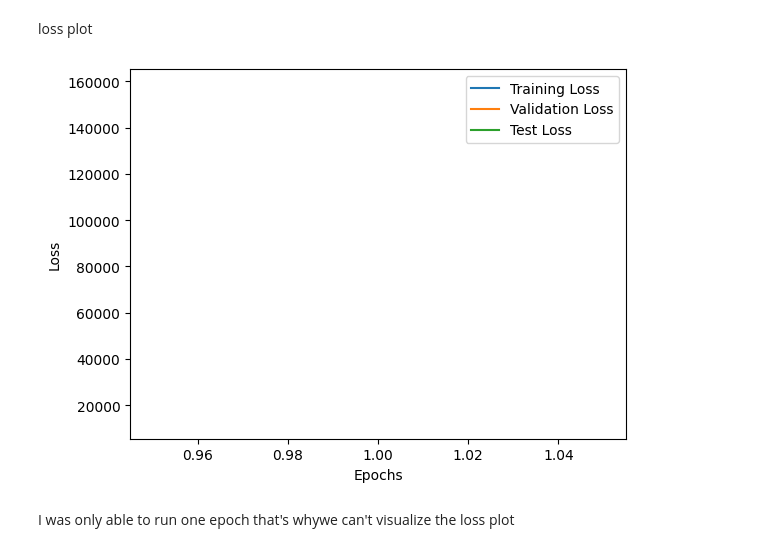
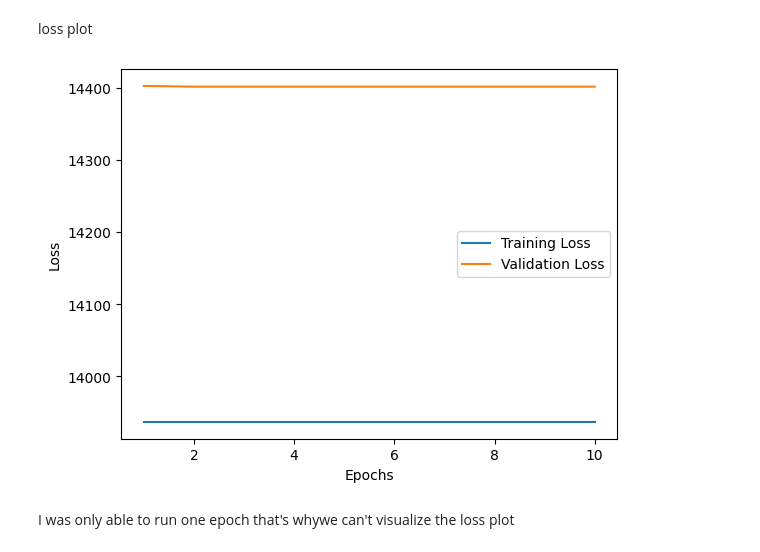
Before and after one commit to rayaneghilene/CNN_Barcode_detection, a Jupyter notebook: Barcodedetection2.ipynb, the cells around one changed output. Saved outputs shown, nothing was run; the diff lists cells and outputs as text; code cells hidden in the pictures.

```diff
--- a/Barcodedetection2.ipynb
+++ b/Barcodedetection2.ipynb
@@ -229,7 +229,7 @@ optimizer = torch.optim.Adam(model.parameters(), lr=learning_rate)
 device = 'cuda' if torch.cuda.is_available() else 'cpu'
 model = CustomModel().to(device)
 
-num_epochs = 2
+num_epochs = 10
 mini_batches_print = 10
 loss_train = []
 loss_val = []
@@ -260,12 +260,12 @@ for epoch in range(num_epochs):
 
         running_loss_t += loss.item()
         # Print mini-batch progress
-        if (i+1) % mini_batches_print == 0:
-            mini_batch_loss = running_loss_t / mini_batches_print
-            print(f'Epoch [{epoch+1}/{num_epochs}], Mini-Batch [{i+1}/{len(train_data)}], Loss: {mini_batch_loss:.4f}')
+        #if (i+1) % mini_batches_print == 0:
+            #mini_batch_loss = running_loss_t / mini_batches_print
+            #print(f'Epoch [{epoch+1}/{num_epochs}], Mini-Batch [{i+1}/{len(train_data)}], Loss: {mini_batch_loss:.4f}')
 
     # Calculate the average training loss per epoch
-    epoch_loss = running_loss_t / (len(train_data) // mini_batches_print)
+    epoch_loss = running_loss_t / len(train_data)
     print('Epoch', epoch+1, 'completed. Training loss:', epoch_loss)
     loss_train.append(epoch_loss)
     running_loss_t = 0.0
@@ -338,14 +343,14 @@ loss plot
 # %%
 # Plot the losses
 plt.plot(range(1, num_epochs+1), loss_train, label='Training Loss')
 plt.plot(range(1, num_epochs+1), loss_val, label='Validation Loss')
-plt.plot(range(1, num_epochs+1), test_loss, label='Test Loss')
+#plt.plot(range(1, num_epochs+1), loss_test, label='Test Loss')
 plt.xlabel('Epochs')
 plt.ylabel('Loss')
 plt.legend()
 plt.show()
 # %% [output]
-[figure, old version]
+[figure, new version]
 # %% [markdown]
 I was only able to run one epoch that's whywe can't visualize the loss plot
 # %% [markdown]
```
Also changed, not shown: parts of 2 cells of this notebook.
